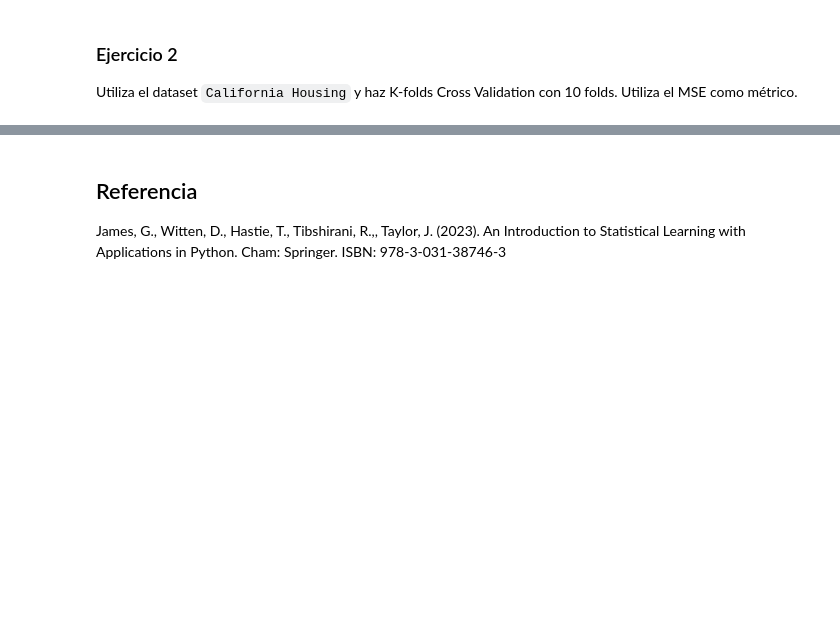
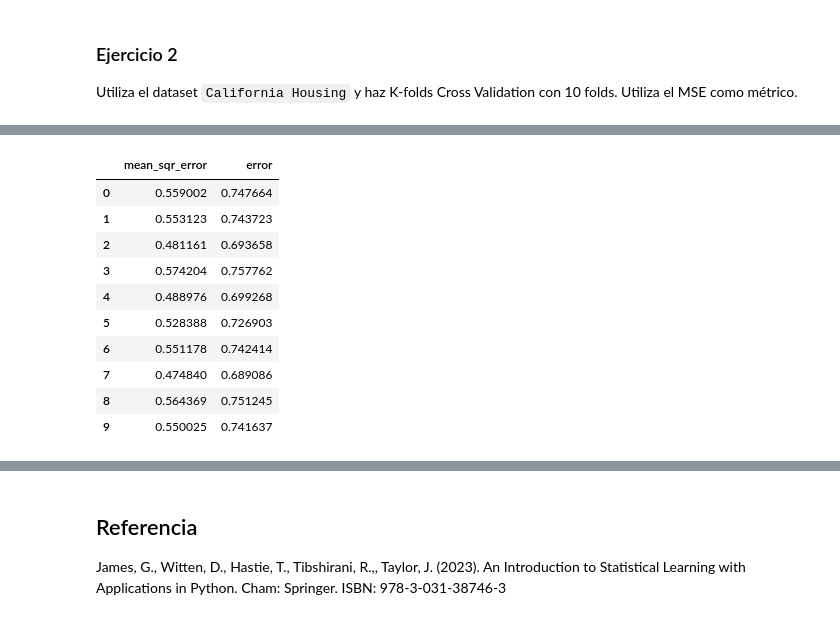
Before and after one commit to navap3206-debug/hello-world, a Jupyter notebook: Lab_R5.ipynb, the cells around one changed output, grey strips where cells are left out. Drawn from its saved outputs; the diff is of its cells as text; code cells hidden in the pictures; blank space fills up the shorter version.

```diff
--- a/Lab_R5.ipynb
+++ b/Lab_R5.ipynb
@@ -195,0 +260,22 @@ Interpreta.
+# %%
+modelo = LinearRegression(fit_intercept = True)
+modelo.fit(matrix_esc,vec_y)
+kfold = KFold(n_splits=10, shuffle=True, random_state=42)
+# Usamos 'neg_mean_squared_error' porque scikit-learn maximiza resultados
+results = -1*cross_val_score(modelo, X, y, cv=kfold, scoring='neg_mean_squared_error') #mULTIPLICO PORQUE LOS ERRORES SON NEGATIVOS
+
+errores = pd.DataFrame(results, columns=["mean_sqr_error"])
+errores['error'] = errores['mean_sqr_error']**0.5 #busco la raiz del error
+errores.head(10)
+# %% [output]
+|  | mean_sqr_error | error |
+| 0 | 0.559002 | 0.747664 |
+| 1 | 0.553123 | 0.743723 |
+| 2 | 0.481161 | 0.693658 |
+| 3 | 0.574204 | 0.757762 |
+| 4 | 0.488976 | 0.699268 |
+| 5 | 0.528388 | 0.726903 |
+| 6 | 0.551178 | 0.742414 |
+| 7 | 0.474840 | 0.689086 |
+| 8 | 0.564369 | 0.751245 |
+| 9 | 0.550025 | 0.741637 |
```
Also changed, not shown: parts of 23 cells of this notebook.
